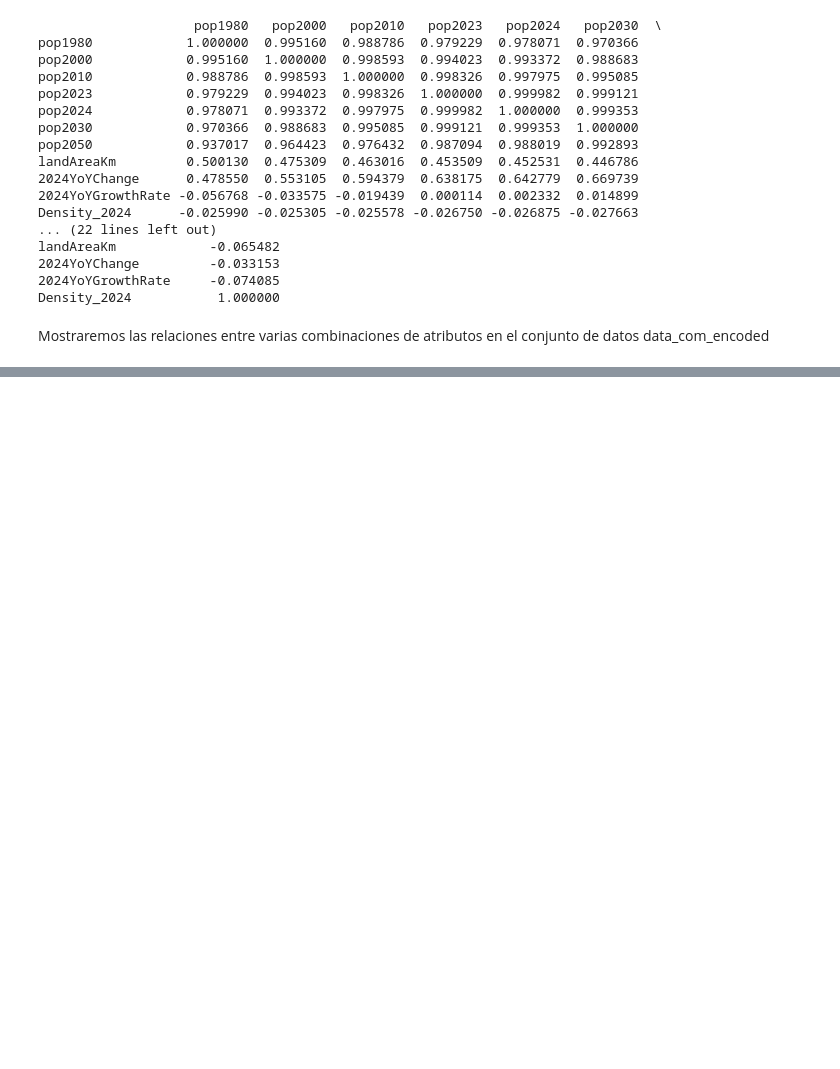
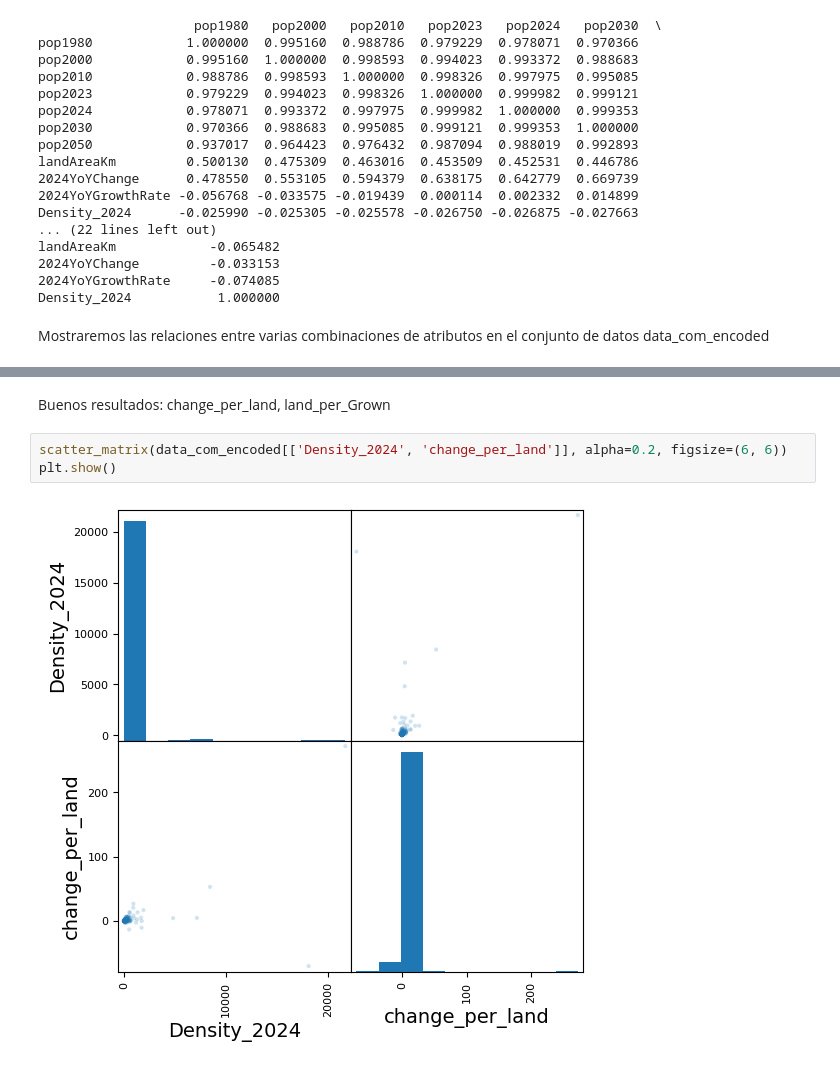
Before and after one commit to Sebastian-Landeo/Predecir-Poblaci-n-Mundial-ML, a Jupyter notebook: PredecirPoblaciónMundial_MachineLearning.ipynb, the cells around one changed output, grey strips where cells are left out. Drawn from its saved outputs; the diff is of its cells as text; blank space fills up the shorter version.

```diff
--- a/PredecirPoblaciónMundial_MachineLearning.ipynb
+++ b/PredecirPoblaciónMundial_MachineLearning.ipynb
@@ -438,0 +544,7 @@ landAreaKm / Density_2024 = 2423.4592
+# %% [markdown]
+Buenos resultados: change_per_land, land_per_Grown
+# %%
+scatter_matrix(data_com_encoded[['Density_2024', 'change_per_land']], alpha=0.2, figsize=(6, 6))
+plt.show()
+# %% [output]
+[figure, added]
```
Also changed, not shown: parts of 37 cells of this notebook.
